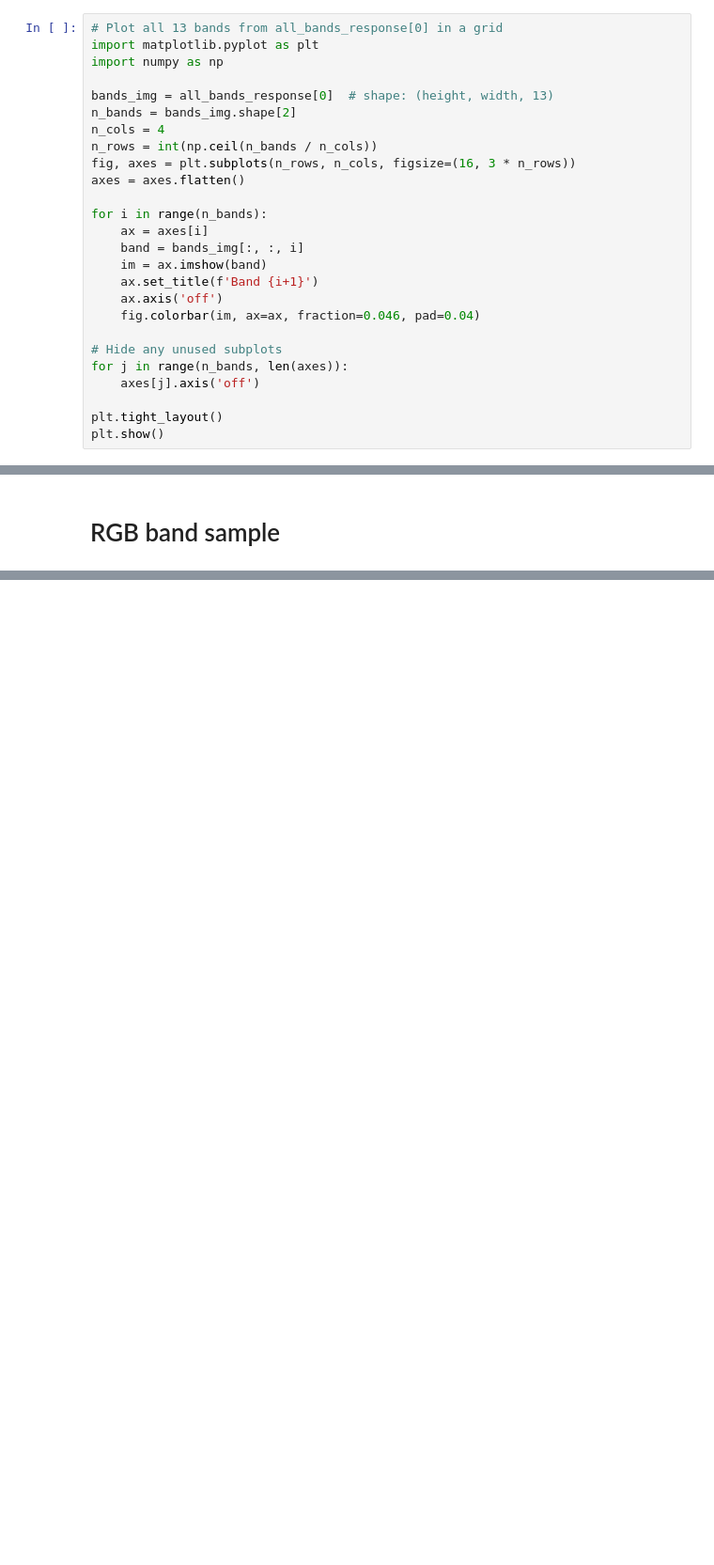
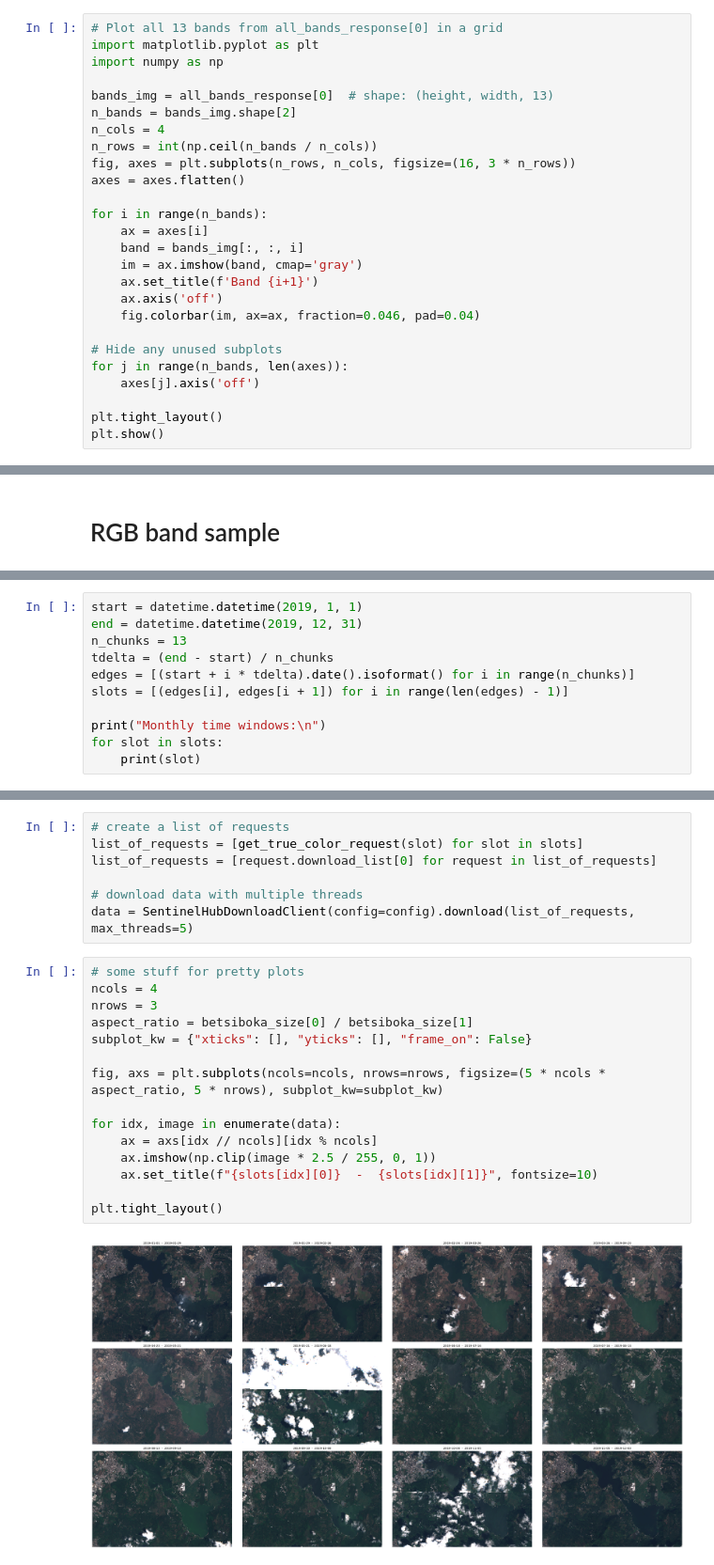
Before and after one commit to josuemj/Lake-Cyanobacteria-Sentinel2-Analysis, a Jupyter notebook: lab/sentinel_api.ipynb, the cells around one changed output, grey strips where cells are left out. Shown at 94% size. Saved outputs shown, nothing was run; the diff lists cells and outputs as text; blank space fills up the shorter version.

```diff
--- a/lab/sentinel_api.ipynb
+++ b/lab/sentinel_api.ipynb
@@ -120,7 +182,7 @@ axes = axes.flatten()
 for i in range(n_bands):
     ax = axes[i]
     band = bands_img[:, :, i]
-    im = ax.imshow(band)
+    im = ax.imshow(band, cmap='gray')
     ax.set_title(f'Band {i+1}')
     ax.axis('off')
     fig.colorbar(im, ax=ax, fraction=0.046, pad=0.04)
@@ -158,0 +224,11 @@ plt.show()
+# %%
+start = datetime.datetime(2019, 1, 1)
+end = datetime.datetime(2019, 12, 31)
+n_chunks = 13
+tdelta = (end - start) / n_chunks
+edges = [(start + i * tdelta).date().isoformat() for i in range(n_chunks)]
+slots = [(edges[i], edges[i + 1]) for i in range(len(edges) - 1)]
+
+print("Monthly time windows:\n")
+for slot in slots:
+    print(slot)
@@ -158,0 +299,24 @@ plt.show()
+# %%
+# create a list of requests
+list_of_requests = [get_true_color_request(slot) for slot in slots]
+list_of_requests = [request.download_list[0] for request in list_of_requests]
+
+# download data with multiple threads
+data = SentinelHubDownloadClient(config=config).download(list_of_requests, max_threads=5)
+# %%
+# some stuff for pretty plots
+ncols = 4
+nrows = 3
+aspect_ratio = betsiboka_size[0] / betsiboka_size[1]
+subplot_kw = {"xticks": [], "yticks": [], "frame_on": False}
+
+fig, axs = plt.subplots(ncols=ncols, nrows=nrows, figsize=(5 * ncols * aspect_ratio, 5 * nrows), subplot_kw=subplot_kw)
+
+for idx, image in enumerate(data):
+    ax = axs[idx // ncols][idx % ncols]
+    ax.imshow(np.clip(image * 2.5 / 255, 0, 1))
+    ax.set_title(f"{slots[idx][0]}  -  {slots[idx][1]}", fontsize=10)
+
+plt.tight_layout()
+# %% [output]
+[figure, added]
```
Also changed, not shown: parts of 6 cells of this notebook, 6 other files.
